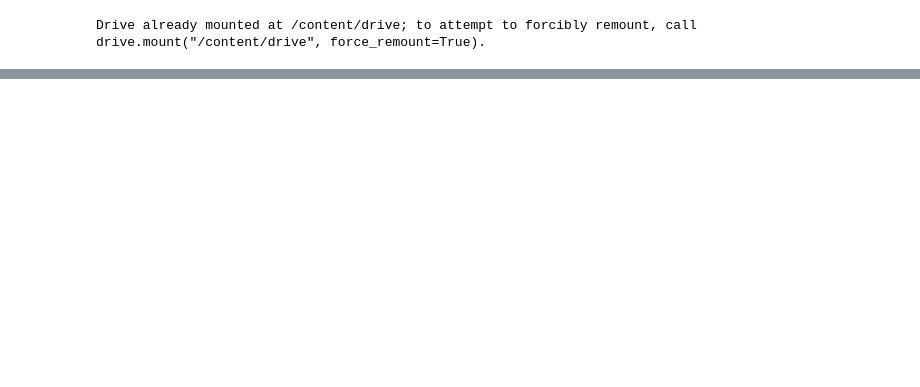
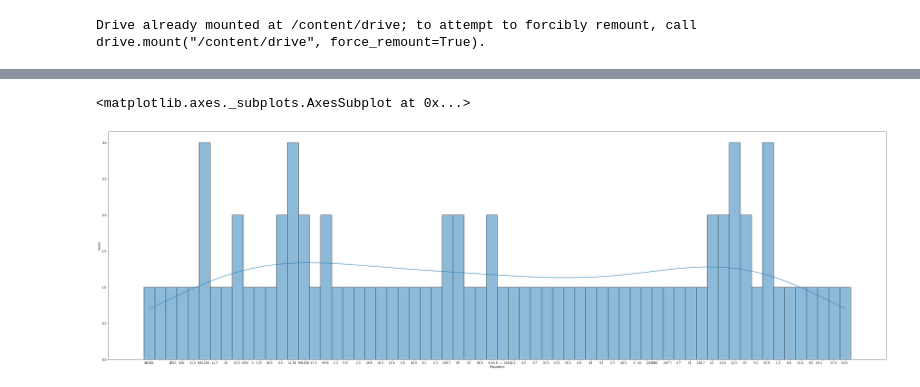
Before and after one commit to Muntasir90629/Web-Scraping-with-Python, a Jupyter notebook: abd_new.ipynb, the cells around one changed output, grey strips where cells are left out. Cells and saved outputs as stored; diff of their text form; code cells hidden in the pictures; blank space fills up the shorter version.

```diff
--- a/abd_new.ipynb
+++ b/abd_new.ipynb
@@ -624,0 +438,6 @@ Drive already mounted at /content/drive; to attempt to forcibly remount, call dr
+# %%
+new_df=new_df.replace('[A-Za-z]','',regex=True)
+
+
+
+new_df
@@ -624,0 +478,4 @@ Drive already mounted at /content/drive; to attempt to forcibly remount, call dr
+# %%
+df=df.drop(['A','B','URL','Link','Summary','Header','Strategic Plan','C'], axis = 1)
+
+df
@@ -624,0 +496,4 @@ Drive already mounted at /content/drive; to attempt to forcibly remount, call dr
+# %%
+df_col = pd.concat([df,new_df], axis=1)
+
+df_col.head()
@@ -624,0 +507,2 @@ Drive already mounted at /content/drive; to attempt to forcibly remount, call dr
+# %%
+df_col =df_col.rename(columns = {'C': 'Population'}, inplace = False)
@@ -624,0 +571,6 @@ Drive already mounted at /content/drive; to attempt to forcibly remount, call dr
+# %%
+plt.figure(figsize=(50,15))
+sns.histplot(df_col['Population'],kde=True)
+# %% [output]
+<matplotlib.axes._subplots.AxesSubplot at 0x...>
+[figure, added]
```
Also changed, not shown: parts of 25 cells of this notebook.
